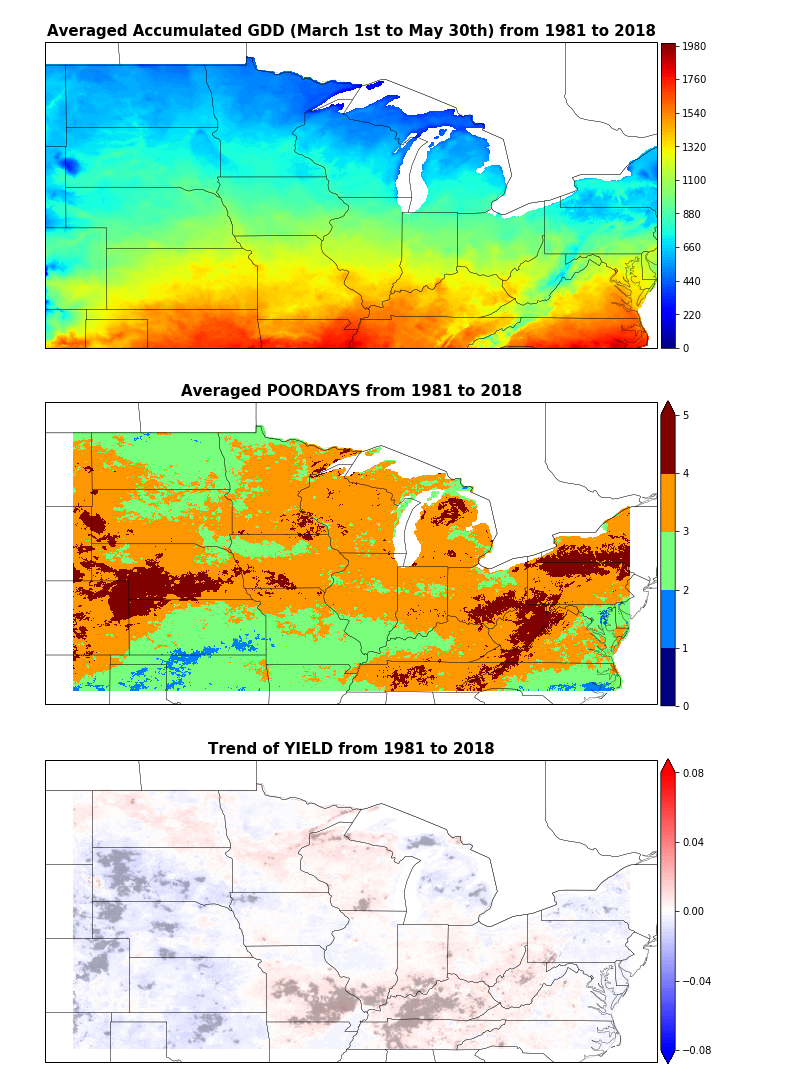
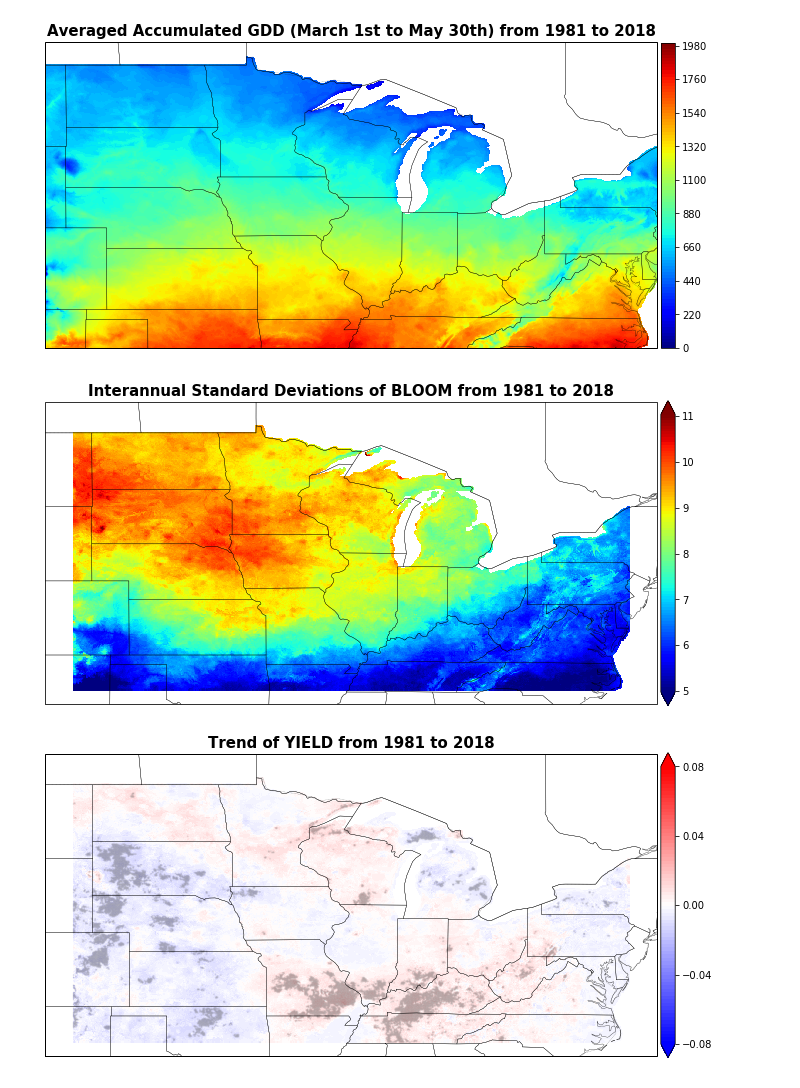
Before and after one commit to Diane1306/ERA5_PRISM, a Jupyter notebook: GDD.ipynb, the cells around one changed output. Saved outputs shown, nothing was run; the diff lists cells and outputs as text; code cells hidden in the pictures.

```diff
--- a/GDD.ipynb
+++ b/GDD.ipynb
@@ -168,6 +168,22 @@ for i in range(y):
                 var[ii-1][i,j] = df[name[ii]].mean()
 
 np.save('./GDD/var_yearly', np.array(var))
+# %%
+var_mean = np.load('./GDD/var_yearly.npy')
+
+var_std = [np.zeros((y, x)) * np.nan for i in range(5)]
+name = ['year','fgreen','bloom','yeild','INJDAYS','POORDAYS']
+
+for i in range(y):
+    for j in range(x):
+        if mask[i, j]:
+            df = pd.read_table(f'./GDD/output/yearly/{Lat[i, j]:.2f}_{Lon[i, j]:.2f}_yearly.txt', delim_whitespace=True,
+                                   names=('year','fgreen','bloom','yeild','INJDAYS','POORDAYS'))
+            for ii in range(1,6):
+                var_detrend = df[name[ii]] - var_mean[ii-1, i, j]
+                var_std[ii-1][i,j] = np.sqrt(((var_detrend - var_detrend.mean())**2).sum() / 38.)
+
+np.save('./GDD/var_std', np.array(var_std))
 # %%
 slope = [np.zeros((y, x)) * np.nan for i in range(5)]
 pvalue = [np.zeros((y, x)) * np.nan for i in range(5)]
@@ -189,7 +205,7 @@ np.save('./GDD/var_yearly_pvalue', np.array(pvalue))
 # %%
 var_mean = np.load('./GDD/var_yearly.npy')
 name = ['FGREEN','BLOOM','YIELD','INJDAYS','POORDAYS']
-for ii in range(4,5):
+for ii in range(3,4):
     fig = plt.figure(figsize=(10, 8))
     ax = plt.axes(projection=ccrs.PlateCarree())
     states = NaturalEarthFeature(category="cultural", scale="50m",
@@ -199,7 +215,7 @@ for ii in range(4,5):
     ax.add_feature(cartopy.feature.BORDERS, lw=.3, linestyle=':')
     ax.add_feature(cartopy.feature.COASTLINE, lw=.3, linestyle=':')
 
-    levels = MaxNLocator(nbins=5).tick_values(0, 5)
+    levels = MaxNLocator(nbins=100).tick_values(0, 6)
     cmap = plt.get_cmap('jet')
     norm = BoundaryNorm(levels, ncolors=cmap.N, clip=True)
 
@@ -211,8 +227,33 @@ for ii in range(4,5):
     cb_ax = fig.add_axes([0.905, 0.21, 0.02, 0.53])
     cbar = fig.colorbar(pc, cax=cb_ax, ticks=[0, 1, 2, 3, 4, 5, 6], extend='max')
     plt.savefig(f'./plot/PRISM/{name[ii]}_mean.png')
-# %% [output]
-[figure, removed]
+# %%
+var_std = np.load('./GDD/var_std.npy')
+name = ['FGREEN','BLOOM','YIELD','INJDAYS','POORDAYS']
+for ii in range(1,2):
+    fig = plt.figure(figsize=(10, 8))
+    ax = plt.axes(projection=ccrs.PlateCarree())
+    states = NaturalEarthFeature(category="cultural", scale="50m",
+                                 facecolor="none",
+                                 name="admin_1_states_provinces_shp")
+    ax.add_feature(states, linewidth=.3, edgecolor="black")
+    ax.add_feature(cartopy.feature.BORDERS, lw=.3, linestyle=':')
+    ax.add_feature(cartopy.feature.COASTLINE, lw=.3, linestyle=':')
+
+    levels = MaxNLocator(nbins=100).tick_values(5, 11)
+    cmap = plt.get_cmap('jet')
+    norm = BoundaryNorm(levels, ncolors=cmap.N, clip=True)
+
+    pc = plt.pcolormesh(Lon, Lat, var_std[ii, :, :], cmap=cmap, norm=norm)
+
+    plt.title(f'Interannual Standard Deviations of {name[ii]} from 1981 to 2018', fontsize=15, fontweight='bold')
+
+    fig.subplots_adjust(bottom=0, top=0.95, left=0.05, right=0.9)
+    cb_ax = fig.add_axes([0.905, 0.21, 0.02, 0.53])
+    cbar = fig.colorbar(pc, cax=cb_ax, ticks=[5, 6, 7, 8, 9, 10, 11], extend='both')
+    plt.savefig(f'./plot/PRISM/{name[ii]}_std.png')
+# %% [output]
+[figure, added]
 # %%
 slope = np.load('./GDD/var_yearly_slope.npy')
 pvalue = np.load('./GDD/var_yearly_pvalue.npy')
```
Also changed, not shown: parts of 12 cells of this notebook.
